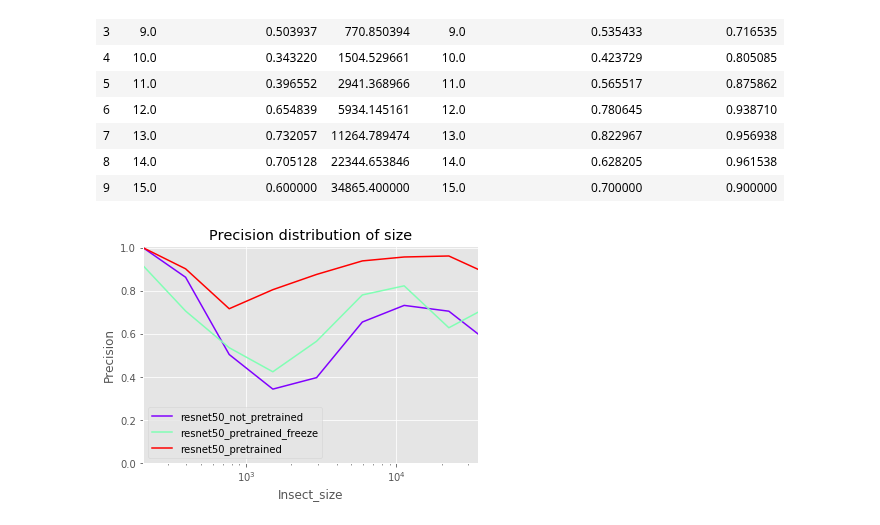
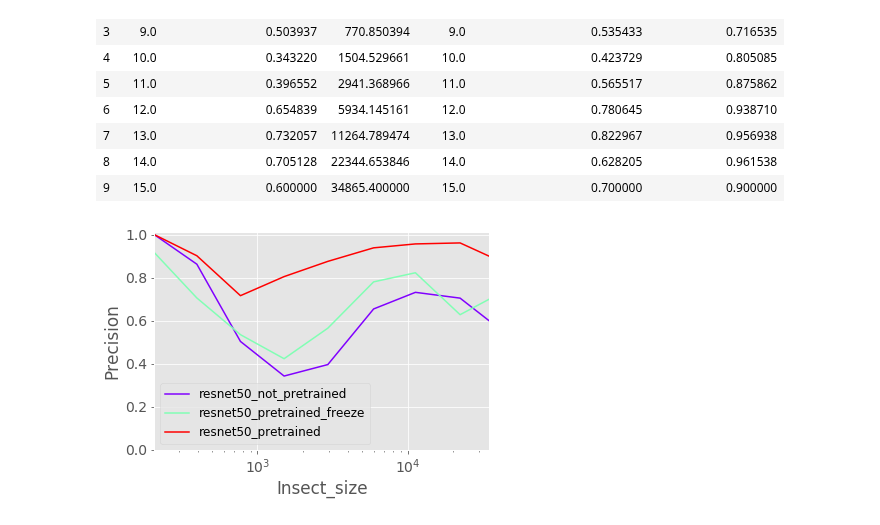
Before and after one commit to keiiti975/Insect_Phenology_Detector, a Jupyter notebook: result/classification/compare_finetuning/compare_finetuning.ipynb, the cells around one changed output. Drawn from its saved outputs; the diff is of its cells as text; code cells hidden in the pictures.

```diff
--- a/result/classification/compare_finetuning/compare_finetuning.ipynb
+++ b/result/classification/compare_finetuning/compare_finetuning.ipynb
@@ -45,9 +45,9 @@ df_per_label
 | 4 | 0.328358 | 0.432836 | 0.813433 | Plecoptera |
 | 5 | 0.440000 | 0.616000 | 0.904000 | Trichoptera |
 # %%
+plt.rcParams["font.size"] = 14
 df_per_label.plot(kind="bar", x="Name", y=["resnet50_not_pretrained", "resnet50_pretrained_freeze", "resnet50_pretrained"], cmap="rainbow")
-plt.legend(bbox_to_anchor=(1.05, 1), loc='upper left')
 plt.ylabel("Precision")
-plt.title("Precision per class")
+plt.legend(bbox_to_anchor=(1.05, 1), loc='upper left', fontsize=12)
 plt.savefig("/home/tanida/workspace/Insect_Phenology_Detector/result/classification/compare_finetuning/compare_precision_resnet50.png", bbox_inches="tight")
 # %% [output]
@@ -100,10 +100,11 @@ all_df
 | 8 | 14.0 | 0.705128 | 22344.653846 | 14.0 | 0.628205 | 0.961538 |
 | 9 | 15.0 | 0.600000 | 34865.400000 | 15.0 | 0.700000 | 0.900000 |
 # %%
+plt.rcParams["font.size"] = 14
 all_df.plot(x="Insect_size", y=["resnet50_not_pretrained", "resnet50_pretrained_freeze", "resnet50_pretrained"], logx=True, legend=True, cmap="rainbow")
 plt.ylabel("Precision")
-plt.title("Precision distribution of size")
+plt.legend(fontsize=12)
 plt.ylim(0.0, 1.01)
 plt.savefig("/home/tanida/workspace/Insect_Phenology_Detector/result/classification/compare_finetuning/compare_precision_distrib_of_size.png", bbox_inches="tight")
 # %% [output]
-[figure, old version]
+[figure, new version]
```
Also changed, not shown: parts of 1 cell of this notebook, 5 other files.
